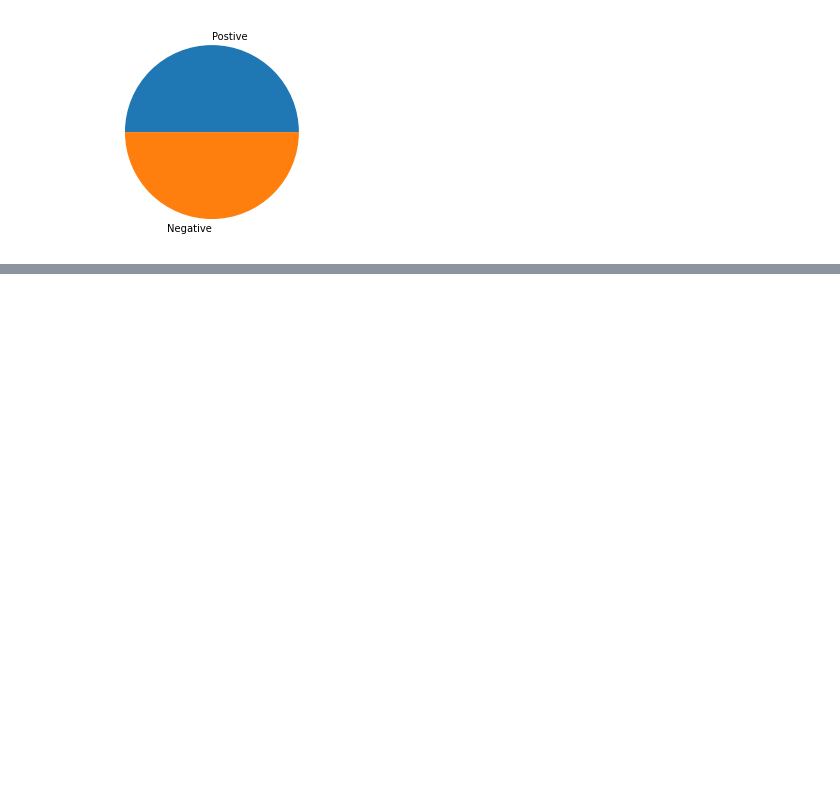
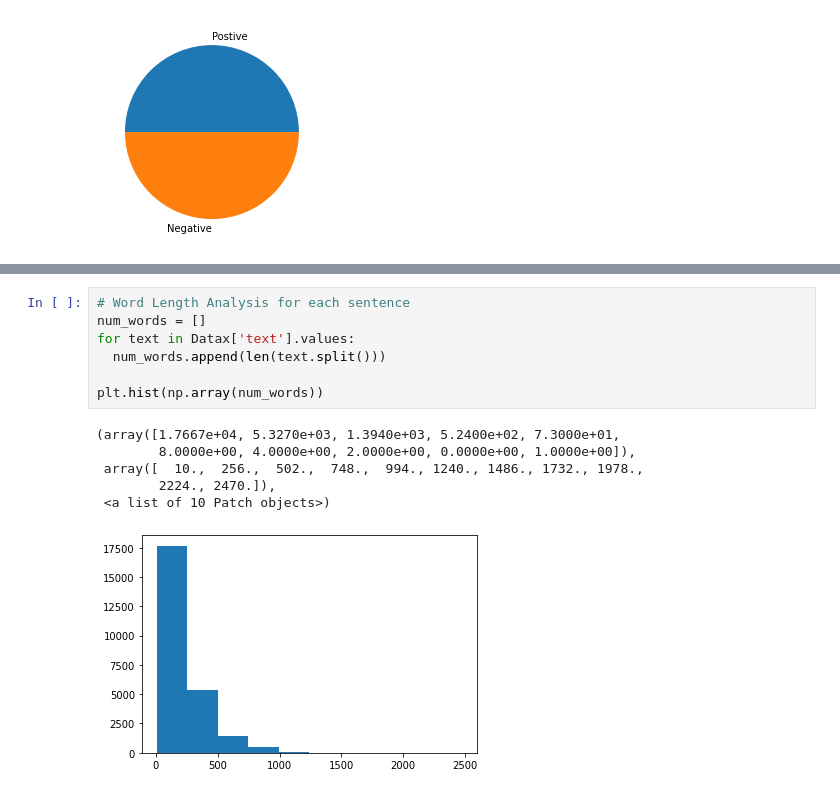
Before and after one commit to adib0073/Educative_SSDS_course, a Jupyter notebook: notebooks/Text_Analytics_Tutorial.ipynb, the cells around one changed output, grey strips where cells are left out. Cells and saved outputs as stored; diff of their text form; blank space fills up the shorter version.

```diff
--- a/notebooks/Text_Analytics_Tutorial.ipynb
+++ b/notebooks/Text_Analytics_Tutorial.ipynb
@@ -108,0 +117,14 @@ plt.show()
+# %%
+# Word Length Analysis for each sentence
+num_words = []
+for text in Datax['text'].values:
+  num_words.append(len(text.split()))
+
+plt.hist(np.array(num_words))
+# %% [output]
+(array([1.7667e+04, 5.3270e+03, 1.3940e+03, 5.2400e+02, 7.3000e+01,
+        8.0000e+00, 4.0000e+00, 2.0000e+00, 0.0000e+00, 1.0000e+00]),
+ array([  10.,  256.,  502.,  748.,  994., 1240., 1486., 1732., 1978.,
+        2224., 2470.]),
+ <a list of 10 Patch objects>)
+[figure, added]
```
Also changed, not shown: parts of 5 cells of this notebook.
